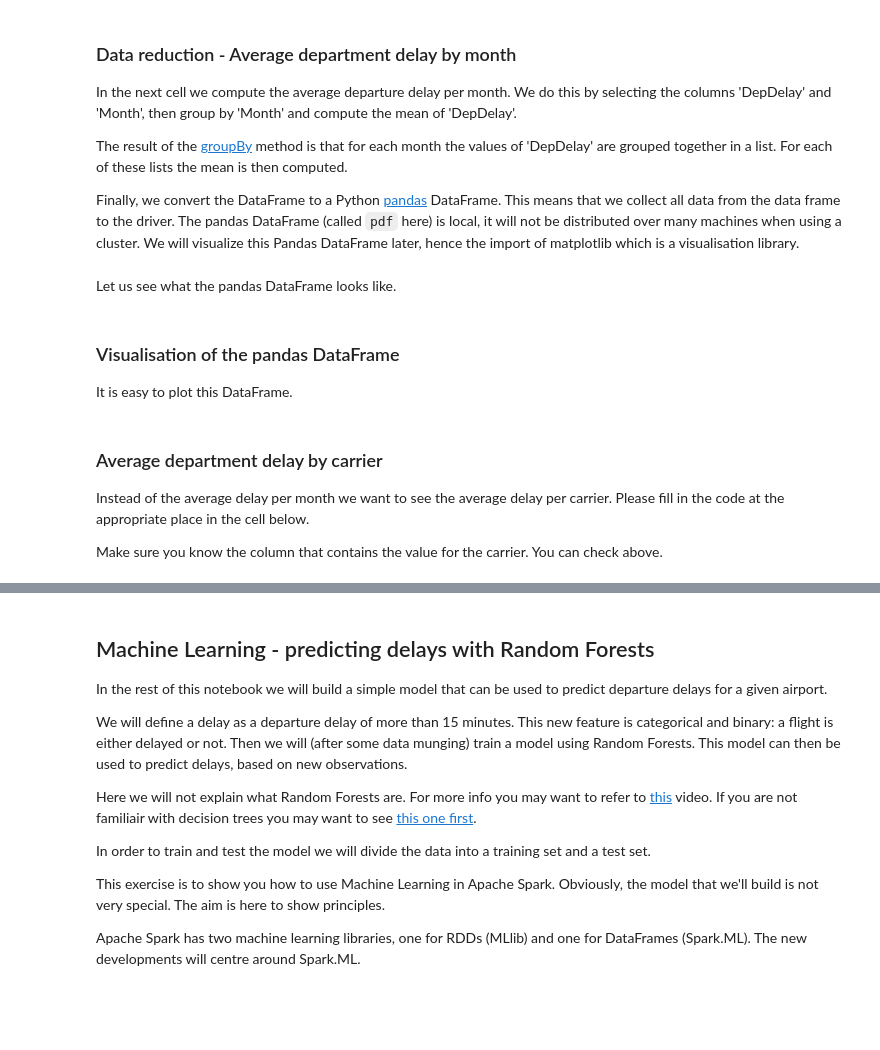
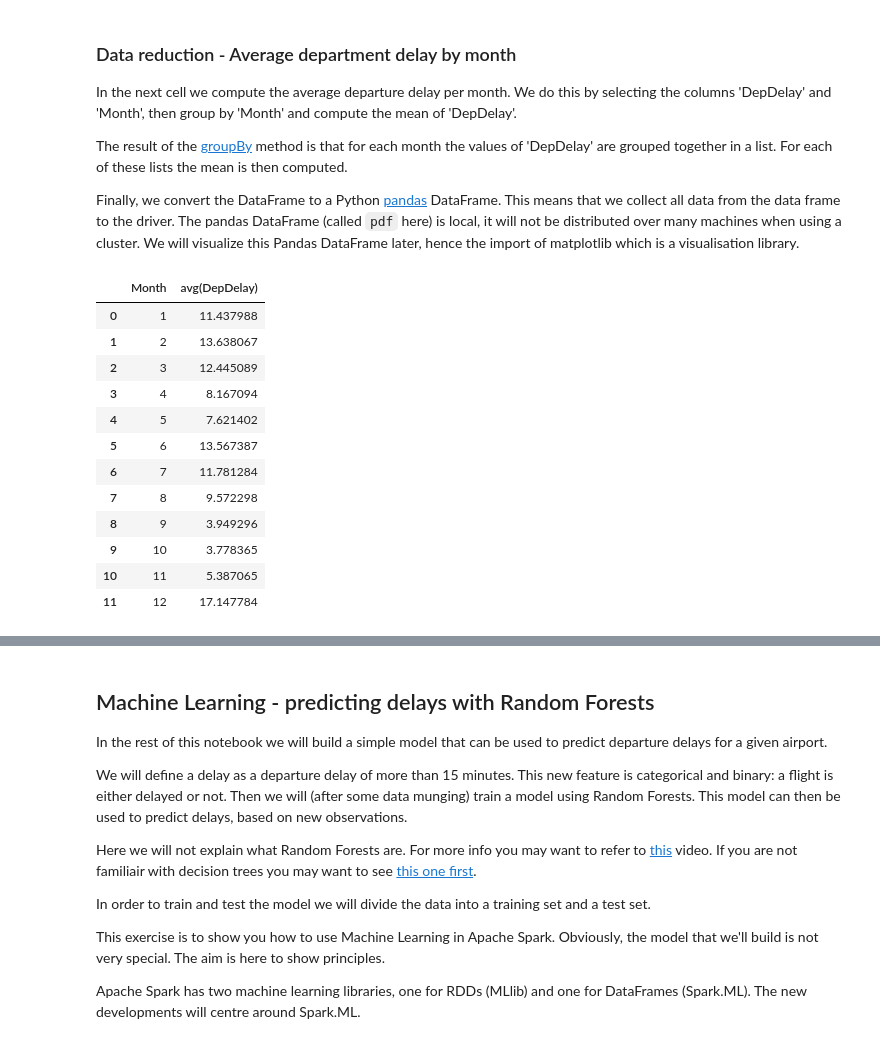
Before and after one commit to koke1405/jupyter-bigdata-notebooks, a Jupyter notebook: notebooks/04-sparkml-airplane-delay.ipynb, the cells around one changed output, grey strips where cells are left out. Cells and saved outputs as stored; diff of their text form; code cells hidden in the pictures; blank space fills up the shorter version.

Commit message:
Added fill ins

```diff
--- a/notebooks/04-sparkml-airplane-delay.ipynb
+++ b/notebooks/04-sparkml-airplane-delay.ipynb
@@ -55,0 +26,3 @@ All columns are of type string. It is possible to tell Spark what type the colum
+# %%
+dfAirplane = spark.read.parquet("airplane_2008.parquet")
+dfAirplane.printSchema()
@@ -131,17 +126,28 @@ The result of the [groupBy](http://spark.apache.org/docs/latest/api/python/pyspa
 
 Finally, we convert the DataFrame to a Python [pandas](http://pandas.pydata.org/) DataFrame. This means that we collect all data from the data frame to the driver. The pandas DataFrame (called `pdf` here) is local, it will not be distributed over many machines when using a cluster. We will visualize this Pandas DataFrame later, hence the import of matplotlib which is a visualisation library.
 # %%
-# The import of matplotlib is for the graphics we use later
-import matplotlib.pyplot as plt
-%matplotlib inline
+# TODO: Replace <FILL IN> with appropriate code
 
-grouped = df[['DepDelay', 'Month']].groupby('Month').mean('DepDelay')
+grouped = dfAirplane[['DepDelay', 'Month']].<FILL IN>
 
 # The last line is equivalent to
-# grouped = df.select(df['DepDelay'], df['Month]).groupby('Month').mean('DepDelay')
+# grouped = dfAirplane.select(dfAirplane['DepDelay'], dfAirplane['Month]).groupby('Month').mean('DepDelay')
 
 grouped_sorted = grouped.sort(grouped['Month'])
 
 pdf = grouped_sorted.toPandas()
+pdf
+# %% [output]
+|  | Month | avg(DepDelay) |
+| 0 | 1 | 11.437988 |
+| 1 | 2 | 13.638067 |
+| 2 | 3 | 12.445089 |
+| 3 | 4 | 8.167094 |
+| 4 | 5 | 7.621402 |
+| 5 | 6 | 13.567387 |
+| 6 | 7 | 11.781284 |
+| 7 | 8 | 9.572298 |
+| 8 | 9 | 3.949296 |
+| 9 | 10 | 3.778365 |
+| 10 | 11 | 5.387065 |
+| 11 | 12 | 17.147784 |
-# %% [markdown]
-Let us see what the pandas DataFrame looks like.
@@ -150,4 +153,0 @@ pdf
-# %% [markdown]
-### Visualisation of the pandas DataFrame
-
-It is easy to plot this DataFrame.
@@ -156,6 +153,0 @@ pdf.plot(kind='bar', x='Month')
-# %% [markdown]
-### Average department delay by carrier
-
-Instead of the average delay per month we want to see the average delay per carrier. Please fill in the code at the appropriate place in the cell below.
-
-Make sure you know the column that contains the value for the carrier. You can check above.
```
Also changed, not shown: parts of 47 cells of this notebook.
